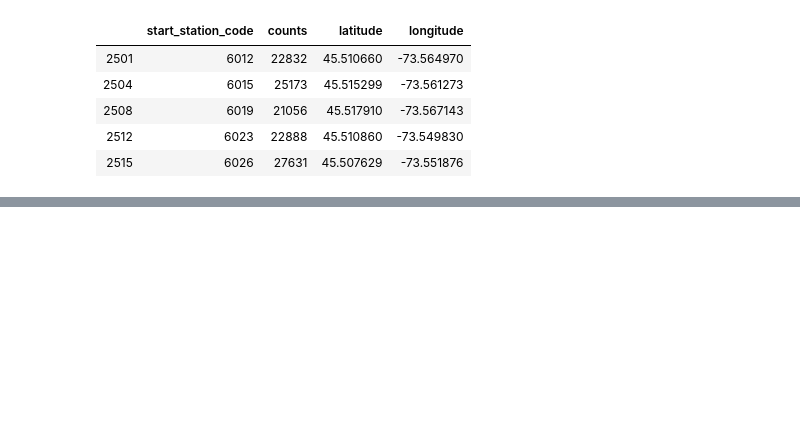
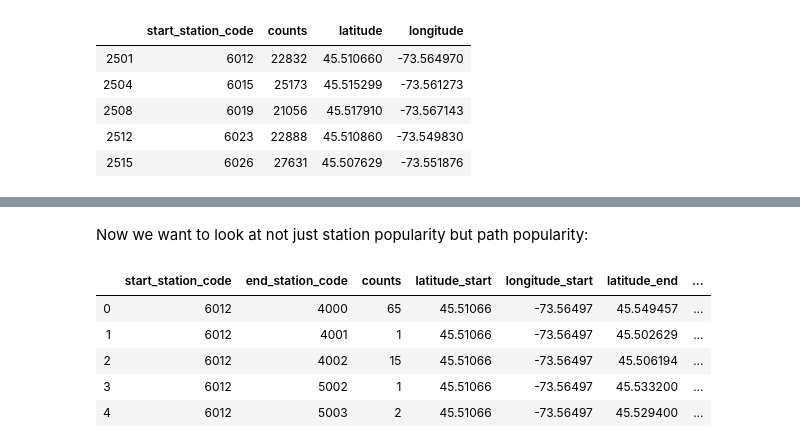
Before and after one commit to daviskia/ada-project-deep-penguin, a Jupyter notebook: BixiAnalysis.ipynb, the cells around one changed output, grey strips where cells are left out. Drawn from its saved outputs; the diff is of its cells as text; code cells hidden in the pictures; blank space fills up the shorter version.

```diff
--- a/BixiAnalysis.ipynb
+++ b/BixiAnalysis.ipynb
@@ -228,3 +221,20 @@ for lat, lng, name, count in zip(vis.latitude,vis.longitude,vis.start_station_co
 m
 # %% [output]
 [interactive output not drawn]
+# %% [markdown]
+Now we want to look at not just station popularity but path popularity:
+# %%
+#create new index that is 'station_startStation_end'
+#paths = popular.copy()
+#paths.index = paths.start_station_code.astype(str) + paths.end_station_code.astype(str)
+#paths.index.name = 'path'
+paths = popular.groupby(['start_station_code','end_station_code']).size().reset_index(name='counts')
+paths = paths.merge(popular.drop_duplicates(), how='left', on=['start_station_code','end_station_code'])
+paths.head()
+# %% [output]
+|  | start_station_code | end_station_code | counts | latitude_start | longitude_start | latitude_end | ... |
+| 0 | 6012 | 4000 | 65 | 45.51066 | -73.56497 | 45.549457 | ... |
+| 1 | 6012 | 4001 | 1 | 45.51066 | -73.56497 | 45.502629 | ... |
+| 2 | 6012 | 4002 | 15 | 45.51066 | -73.56497 | 45.506194 | ... |
+| 3 | 6012 | 5002 | 1 | 45.51066 | -73.56497 | 45.533200 | ... |
+| 4 | 6012 | 5003 | 2 | 45.51066 | -73.56497 | 45.529400 | ... |
```
Also changed, not shown: parts of 5 cells of this notebook.
